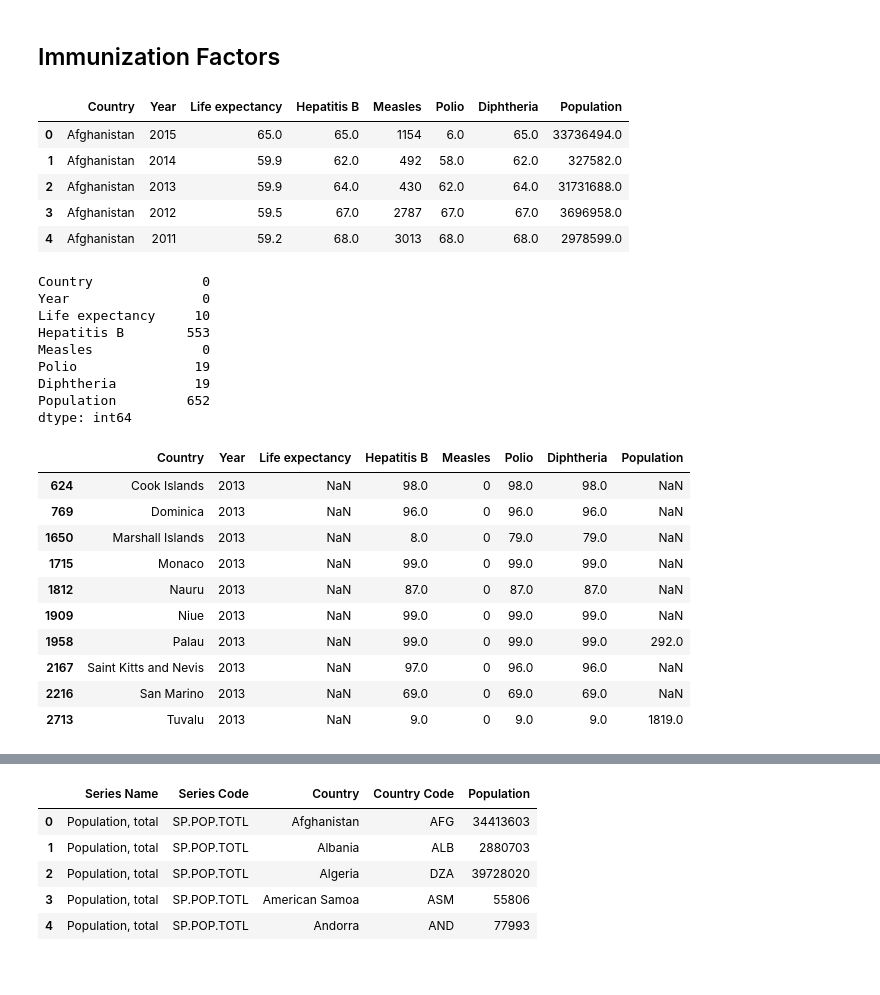
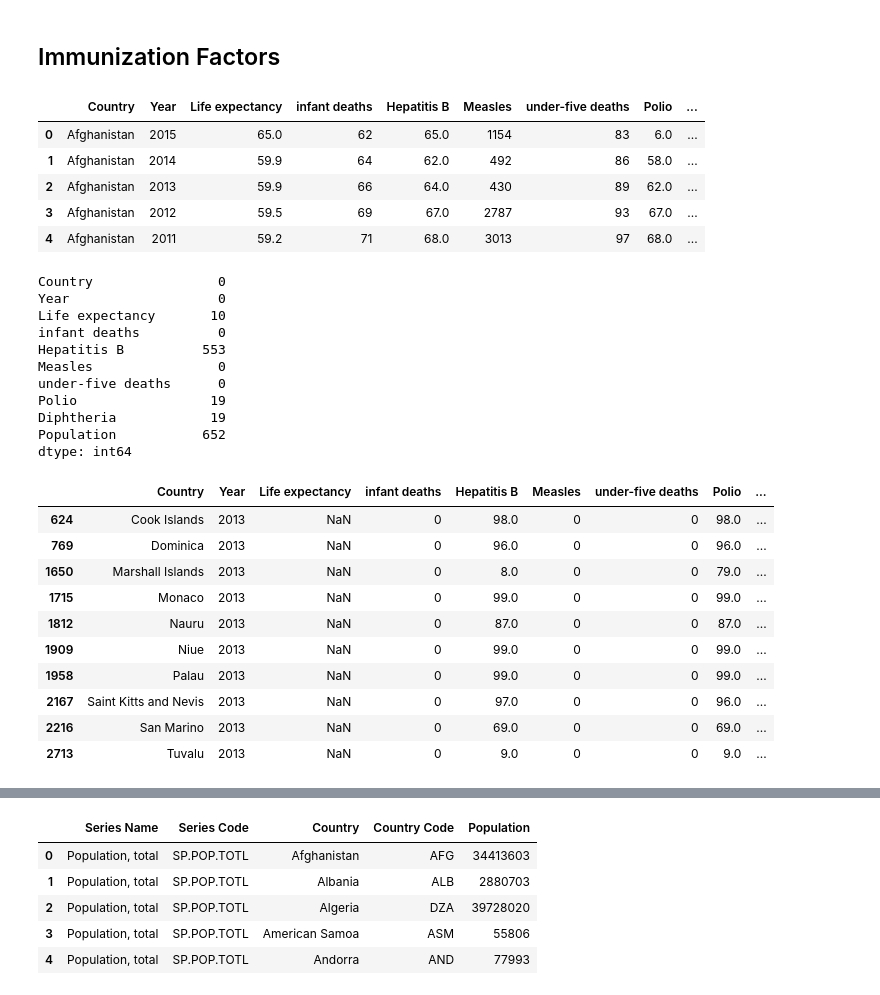
Before and after one commit to kaixuan98/Life_Expectancy_EDA, a Jupyter notebook: analysis/life_expectancy.ipynb, the cells around one changed output, grey strips where cells are left out. Saved outputs shown, nothing was run; the diff lists cells and outputs as text; code cells hidden in the pictures.

```diff
--- a/analysis/life_expectancy.ipynb
+++ b/analysis/life_expectancy.ipynb
@@ -56,44 +56,46 @@ Outcome: Life Expectancy, Infant Deaths, Under-five deaths
 ## Immunization Factors
 # %%
 new_life = life.copy()
-new_columns = ["Hepatitis B" , "Polio" , "Diphtheria", "Measles", "Life expectancy" , "Country" , "Year", "Population"]
+new_columns = ["Hepatitis B" , "Polio" , "Diphtheria", "Measles", "Life expectancy" ,"infant deaths","under-five deaths", "Country" , "Year", "Population"]
 new_life = new_life.drop([c for c in new_life.columns if c not in new_columns], axis='columns')
 new_life.head()
 # %% [output]
-|  | Country | Year | Life expectancy | Hepatitis B | Measles | Polio | Diphtheria | Population |
-| 0 | Afghanistan | 2015 | 65.0 | 65.0 | 1154 | 6.0 | 65.0 | 33736494.0 |
-| 1 | Afghanistan | 2014 | 59.9 | 62.0 | 492 | 58.0 | 62.0 | 327582.0 |
-| 2 | Afghanistan | 2013 | 59.9 | 64.0 | 430 | 62.0 | 64.0 | 31731688.0 |
-| 3 | Afghanistan | 2012 | 59.5 | 67.0 | 2787 | 67.0 | 67.0 | 3696958.0 |
-| 4 | Afghanistan | 2011 | 59.2 | 68.0 | 3013 | 68.0 | 68.0 | 2978599.0 |
+|  | Country | Year | Life expectancy | infant deaths | Hepatitis B | Measles | under-five deaths | Polio | ... |
+| 0 | Afghanistan | 2015 | 65.0 | 62 | 65.0 | 1154 | 83 | 6.0 | ... |
+| 1 | Afghanistan | 2014 | 59.9 | 64 | 62.0 | 492 | 86 | 58.0 | ... |
+| 2 | Afghanistan | 2013 | 59.9 | 66 | 64.0 | 430 | 89 | 62.0 | ... |
+| 3 | Afghanistan | 2012 | 59.5 | 69 | 67.0 | 2787 | 93 | 67.0 | ... |
+| 4 | Afghanistan | 2011 | 59.2 | 71 | 68.0 | 3013 | 97 | 68.0 | ... |
 # %%
 new_life.isnull().sum()
 # %% [output]
-Country              0
-Year                 0
-Life expectancy     10
-Hepatitis B        553
-Measles              0
-Polio               19
-Diphtheria          19
-Population         652
+Country                0
+Year                   0
+Life expectancy       10
+infant deaths          0
+Hepatitis B          553
+Measles                0
+under-five deaths      0
+Polio                 19
+Diphtheria            19
+Population           652
 dtype: int64
 # %%
 # check null data for life expectancy
 null_data = new_life[new_life["Life expectancy"].isnull()]
 null_data
 # %% [output]
-|  | Country | Year | Life expectancy | Hepatitis B | Measles | Polio | Diphtheria | Population |
-| 624 | Cook Islands | 2013 | NaN | 98.0 | 0 | 98.0 | 98.0 | NaN |
-| 769 | Dominica | 2013 | NaN | 96.0 | 0 | 96.0 | 96.0 | NaN |
-| 1650 | Marshall Islands | 2013 | NaN | 8.0 | 0 | 79.0 | 79.0 | NaN |
-| 1715 | Monaco | 2013 | NaN | 99.0 | 0 | 99.0 | 99.0 | NaN |
-| 1812 | Nauru | 2013 | NaN | 87.0 | 0 | 87.0 | 87.0 | NaN |
-| 1909 | Niue | 2013 | NaN | 99.0 | 0 | 99.0 | 99.0 | NaN |
-| 1958 | Palau | 2013 | NaN | 99.0 | 0 | 99.0 | 99.0 | 292.0 |
-| 2167 | Saint Kitts and Nevis | 2013 | NaN | 97.0 | 0 | 96.0 | 96.0 | NaN |
-| 2216 | San Marino | 2013 | NaN | 69.0 | 0 | 69.0 | 69.0 | NaN |
-| 2713 | Tuvalu | 2013 | NaN | 9.0 | 0 | 9.0 | 9.0 | 1819.0 |
+|  | Country | Year | Life expectancy | infant deaths | Hepatitis B | Measles | under-five deaths | Polio | ... |
+| 624 | Cook Islands | 2013 | NaN | 0 | 98.0 | 0 | 0 | 98.0 | ... |
+| 769 | Dominica | 2013 | NaN | 0 | 96.0 | 0 | 0 | 96.0 | ... |
+| 1650 | Marshall Islands | 2013 | NaN | 0 | 8.0 | 0 | 0 | 79.0 | ... |
+| 1715 | Monaco | 2013 | NaN | 0 | 99.0 | 0 | 0 | 99.0 | ... |
+| 1812 | Nauru | 2013 | NaN | 0 | 87.0 | 0 | 0 | 87.0 | ... |
+| 1909 | Niue | 2013 | NaN | 0 | 99.0 | 0 | 0 | 99.0 | ... |
+| 1958 | Palau | 2013 | NaN | 0 | 99.0 | 0 | 0 | 99.0 | ... |
+| 2167 | Saint Kitts and Nevis | 2013 | NaN | 0 | 97.0 | 0 | 0 | 96.0 | ... |
+| 2216 | San Marino | 2013 | NaN | 0 | 69.0 | 0 | 0 | 69.0 | ... |
+| 2713 | Tuvalu | 2013 | NaN | 0 | 9.0 | 0 | 0 | 9.0 | ... |
 # %%
 # check null data fro Polio
 null_data = new_life[new_life["Polio"].isnull()]
```
Also changed, not shown: parts of 39 cells of this notebook, 5 other files.
